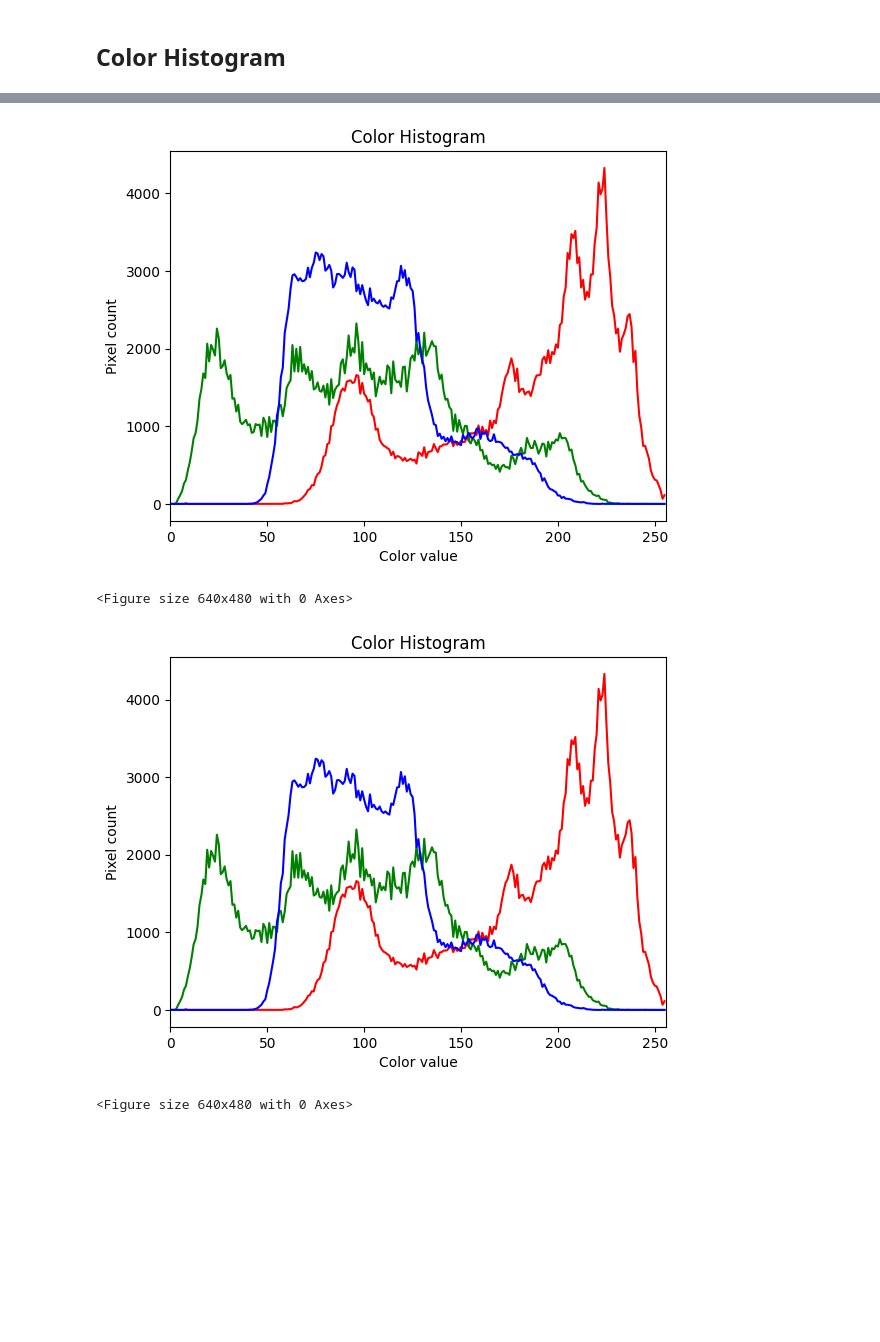
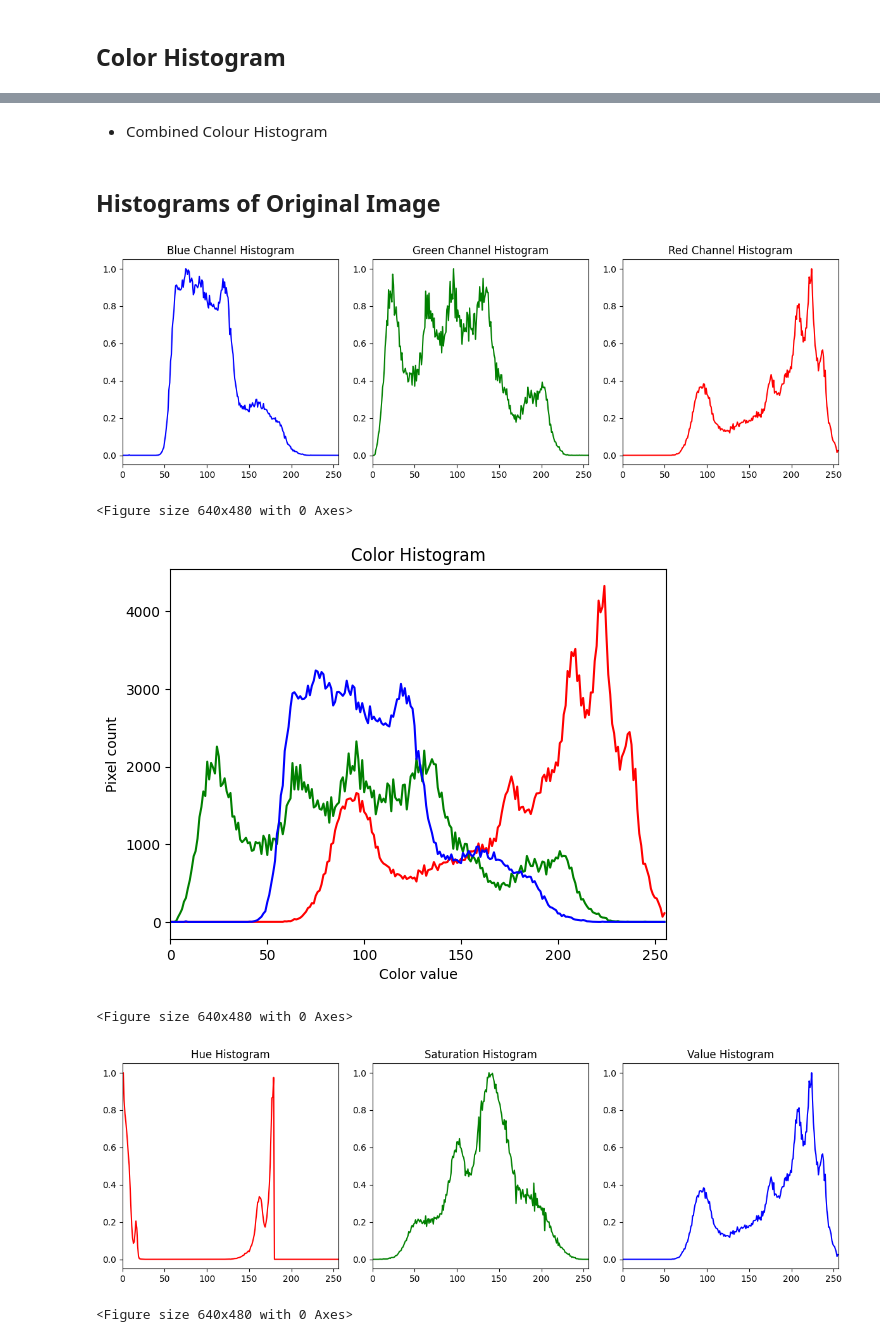
Before and after one commit to dayitachaudhuri/chaotic-map-lfsr-steganography, a Jupyter notebook: Code/histogram_image.ipynb, the cells around one changed output, grey strips where cells are left out. Cells and saved outputs as stored; diff of their text form; code cells hidden in the pictures; blank space fills up the shorter version.

Commit message:
Histograms_Analysis_Added

```diff
--- a/Code/histogram_image.ipynb
+++ b/Code/histogram_image.ipynb
@@ -9,5 +53,46 @@ from matplotlib import pyplot as plt
+# %%
+def showColorHistograms(path, outputPath):
+
+    # Load an image
+    image = cv2.imread(path)
+
+    # Split the image into its RGB channels
+    b, g, r = cv2.split(image)
+
+    # Calculate the color histograms for each channel
+    hist_b = cv2.calcHist([b], [0], None, [256], [0, 256])
+    hist_g = cv2.calcHist([g], [0], None, [256], [0, 256])
+    hist_r = cv2.calcHist([r], [0], None, [256], [0, 256])
+
+    # Normalize the histograms
+    hist_b = cv2.normalize(hist_b, hist_b, 0, 1, cv2.NORM_MINMAX)
+    hist_g = cv2.normalize(hist_g, hist_g, 0, 1, cv2.NORM_MINMAX)
+    hist_r = cv2.normalize(hist_r, hist_r, 0, 1, cv2.NORM_MINMAX)
+
+    # Plot the histograms
+    plt.figure(figsize=(12, 4))
+    plt.subplot(131)
+    plt.plot(hist_b, color='b')
+    plt.title('Blue Channel Histogram')
+    plt.xlim([0, 256])
+
+    plt.subplot(132)
+    plt.plot(hist_g, color='g')
+    plt.title('Green Channel Histogram')
+    plt.xlim([0, 256])
+
+    plt.subplot(133)
+    plt.plot(hist_r, color='r')
+    plt.title('Red Channel Histogram')
+    plt.xlim([0, 256])
+
+    plt.tight_layout()
+    plt.show()
+    plt.savefig(outputPath)
+# %% [markdown]
+- Combined Colour Histogram
 # %%
-def showColorHistogram(path, outputPath):
+def showColorHistogramCombined(path, outputPath):
 
     # Load Image
     image = io.imread(path)
@@ -29,13 +114,16 @@ def showColorHistogram(path, outputPath):
     plt.ylabel("Pixel count")
     plt.show()
     plt.savefig(outputPath)
-# %%
-showColorHistogram("assets/lena.png", "outputs/image_steg/original_image_histogram.png")
-# %% [output]
-[figure, removed]
-<Figure size 640x480 with 0 Axes>
-# %%
-showColorHistogram("outputs/image_steg/encoded_image.png", "outputs/image_steg/encoded_image_histogram.png")
-# %% [output]
-[figure, removed]
-<Figure size 640x480 with 0 Axes>
+# %% [markdown]
+## Histograms of Original Image
+# %%
+showColorHistograms("assets/lena.png", "outputs/image_steg/histograms/original_image_color_histogram.png")
+showColorHistogramCombined("assets/lena.png", "outputs/image_steg/histograms/original_image_combined_histogram.png")
+showFeatureHistograms("assets/lena.png", "outputs/image_steg/histograms/original_image_feature_histograms.png")
+# %% [output]
+[figure, added]
+<Figure size 640x480 with 0 Axes>
+[figure, added]
+<Figure size 640x480 with 0 Axes>
+[figure, added]
+<Figure size 640x480 with 0 Axes>
```
Also changed, not shown: parts of 6 cells of this notebook, 31 other files.
